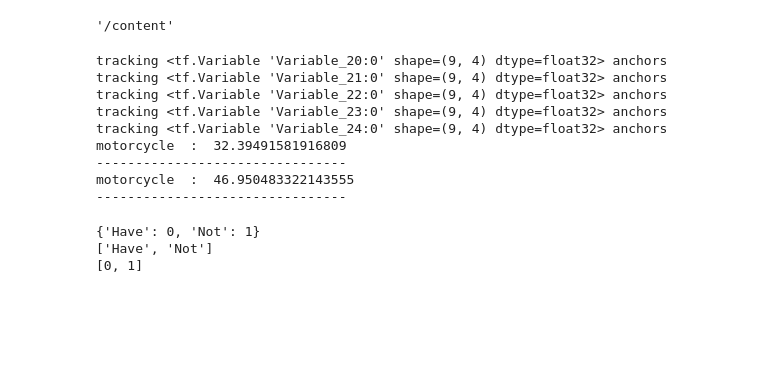
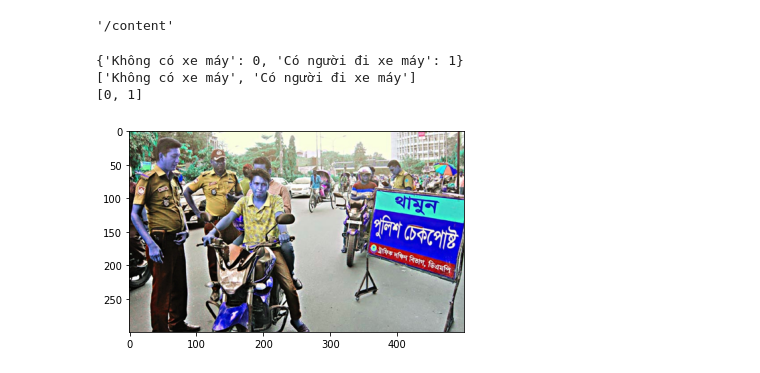
Before and after one commit to phamthien300820/CS114.K21, a Jupyter notebook: Test_ML.ipynb, the cells around one changed output. Drawn from its saved outputs; the diff is of its cells as text; code cells hidden in the pictures; blank space fills up the shorter version.

Commit message:
Được tạo bằng Colaboratory

```diff
--- a/Test_ML.ipynb
+++ b/Test_ML.ipynb
@@ -49,31 +35,3 @@ execution_path = os.getcwd()
 execution_path
 # %% [output]
 '/content'
-# %%
-from imageai.Detection import ObjectDetection
-import os
-
-execution_path = "/content/drive/My Drive/Colab Notebooks"
-
-detector = ObjectDetection()
-detector.setModelTypeAsRetinaNet()
-detector.setModelPath( os.path.join(execution_path , "resnet50_coco_best_v2.0.1.h5"))
-detector.loadModel()
-
-execution_path ="/content/drive/My Drive/Train/Have"
-custom_objects = detector.CustomObjects(car=True, motorcycle=True)
-detections = detector.detectCustomObjectsFromImage(custom_objects=custom_objects, input_image=os.path.join(execution_path,"IMG_20200620_074214.jpg"), output_image_path=os.path.join(execution_path,"IMG_20200620_074214_1.jpg"), minimum_percentage_probability=30)
-
-for eachObject in detections:
-    print(eachObject["name"] , " : ", eachObject["percentage_probability"])
-    print("--------------------------------")
-# %% [output]
-tracking <tf.Variable 'Variable_20:0' shape=(9, 4) dtype=float32> anchors
-tracking <tf.Variable 'Variable_21:0' shape=(9, 4) dtype=float32> anchors
-tracking <tf.Variable 'Variable_22:0' shape=(9, 4) dtype=float32> anchors
-tracking <tf.Variable 'Variable_23:0' shape=(9, 4) dtype=float32> anchors
-tracking <tf.Variable 'Variable_24:0' shape=(9, 4) dtype=float32> anchors
-motorcycle  :  32.39491581916809
---------------------------------
-motorcycle  :  46.950483322143555
---------------------------------
@@ -104,19 +38,25 @@ import os
 # %%
-import cv2,os
-
-data_path='/content/drive/My Drive/Train'
+data_path='/content/drive/My Drive/Machine_Learning Helmet'
 categories=os.listdir(data_path)
 labels=[i for i in range(len(categories))]
 
-label_dict=dict(zip(categories,labels)) #empty dictionary
+label_dict=dict(zip(categories,labels))
 
 print(label_dict)
 print(categories)
 print(labels)
 # %% [output]
-{'Have': 0, 'Not': 1}
-['Have', 'Not']
+{'Không có xe máy': 0, 'Có người đi xe máy': 1}
+['Không có xe máy', 'Có người đi xe máy']
 [0, 1]
+# %%
+img = cv2.imread("/content/drive/My Drive/Machine_Learning Helmet/Có người đi xe máy/053142803.jpg")
+gray=cv2.cvtColor(img,cv2.COLOR_BGR2GRAY)
+r=cv2.resize(gray,(224,224))
+plt.imshow(img)
+plt.show()
+# %% [output]
+[figure, added]
 # %%
 from tensorflow.keras.applications.mobilenet_v2 import preprocess_input
 data=[]
```
Also changed, not shown: parts of 17 cells of this notebook.
